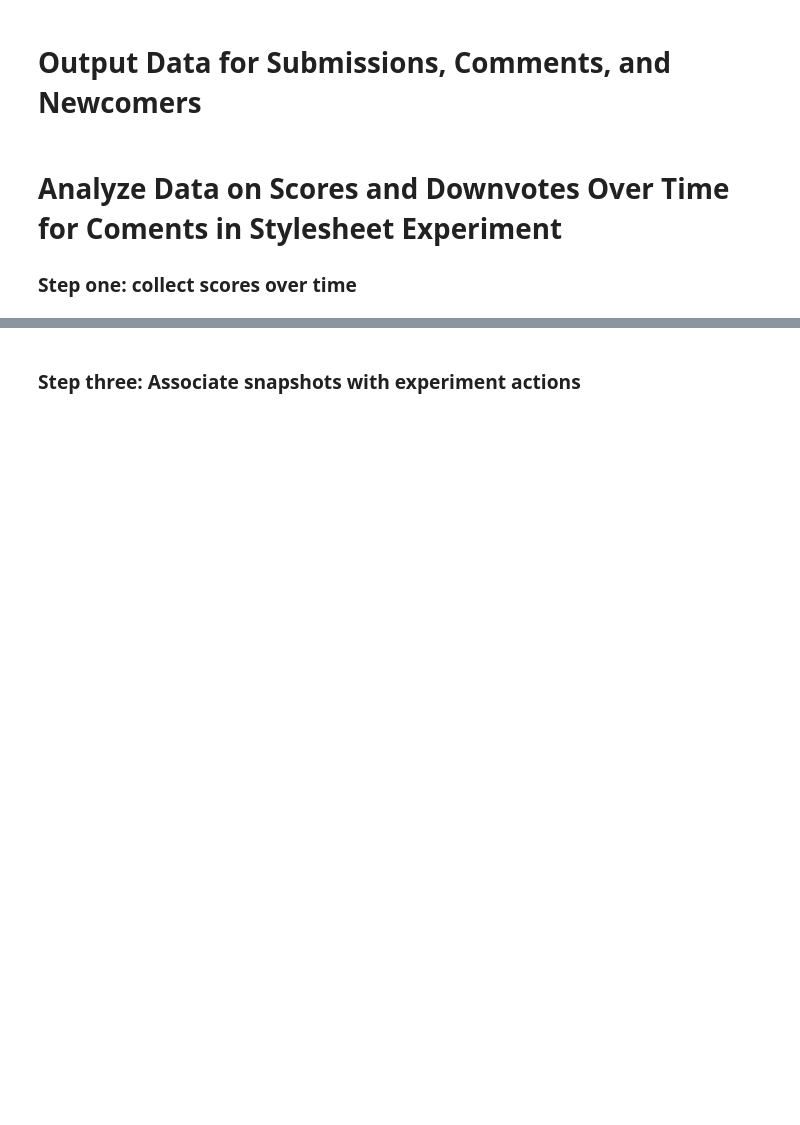
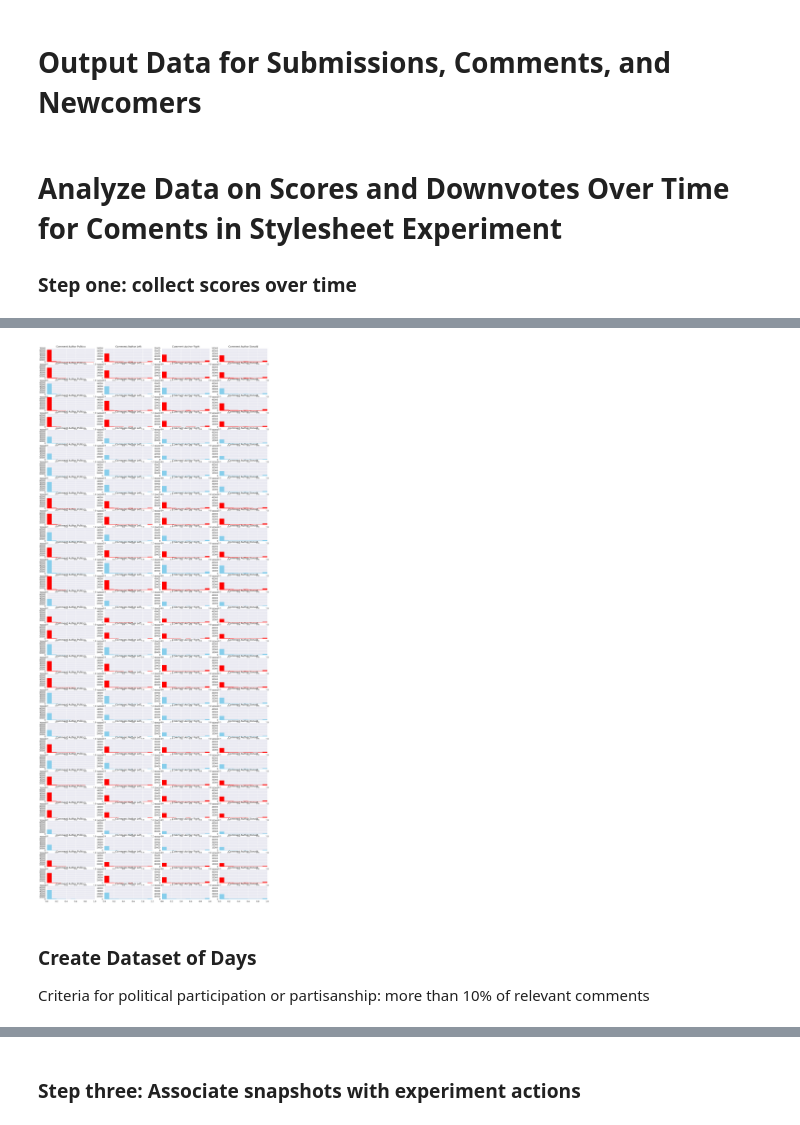
Before and after one commit to citizensandtech/CivilServant-Analysis, a Jupyter notebook: Stylesheet Experiment/Stylesheet Downvotes Experiment Preliminary Analysis.ipynb, the cells around one changed output, grey strips where cells are left out. Cells and saved outputs as stored; diff of their text form; code cells hidden in the pictures; blank space fills up the shorter version.

```diff
--- a/Stylesheet Experiment/Stylesheet Downvotes Experiment Preliminary Analysis.ipynb
+++ b/Stylesheet Experiment/Stylesheet Downvotes Experiment Preliminary Analysis.ipynb
@@ -681,0 +788,38 @@ for row in db_engine.execute(text("""\
+# %%
+plt.figure(figsize=(20, 50))
+i = 1
+for day, day_data in list(day_counts.items()):
+    color = "skyblue"
+    if(day_data['TREAT']=="arm_1"):
+        color="red"
+
+    plt.subplot(len(day_counts), 4, i)
+    plt.hist([x for x in day_data['comments.by.pre.study.politics'] if x is not None], lw=0, color=color)
+    plt.ylim((0,70000))
+    plt.title("Comment Author Politics")
+    i+=1
+
+    plt.subplot(len(day_counts), 4, i)
+    plt.hist([x for x in day_data['comments.by.pre.study.left'] if x is not None], lw=0, color=color)
+    plt.ylim((0,50000))
+    plt.title("Comment Author Left")
+    i+=1
+
+    plt.subplot(len(day_counts), 4, i)
+    plt.hist([x for x in day_data['comments.by.pre.study.right'] if x is not None], lw=0, color=color)
+    plt.ylim((0,50000))
+    plt.title("Comment Author Right")
+    i+=1
+
+    plt.subplot(len(day_counts), 4, i)
+    plt.hist([x for x in day_data['comments.by.pre.study.donald'] if x is not None], lw=0, color=color)
+    plt.ylim((0,50000))
+    plt.title("Comment Author Donald")
+    i+=1
+
+plt.show()
+# %% [output]
+[figure, added]
+# %% [markdown]
+### Create Dataset of Days
+Criteria for political participation or partisanship: more than 10% of relevant comments
```
Also changed, not shown: parts of 52 cells of this notebook, 1 other file.
